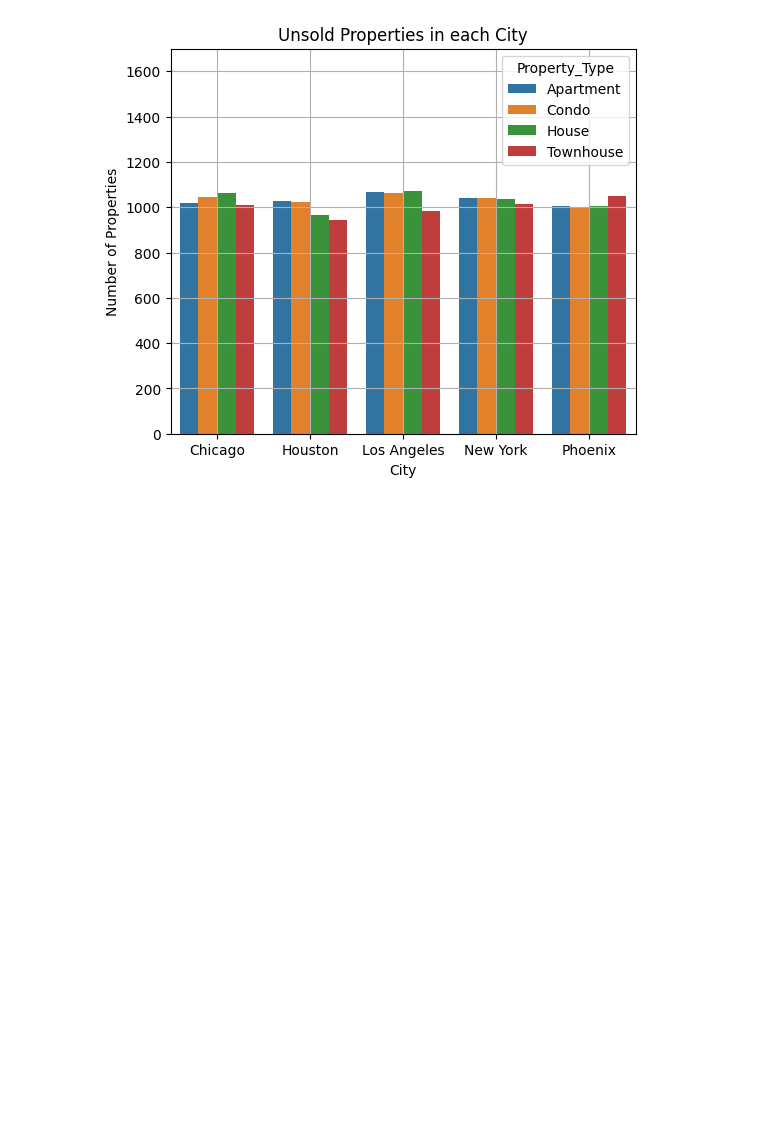
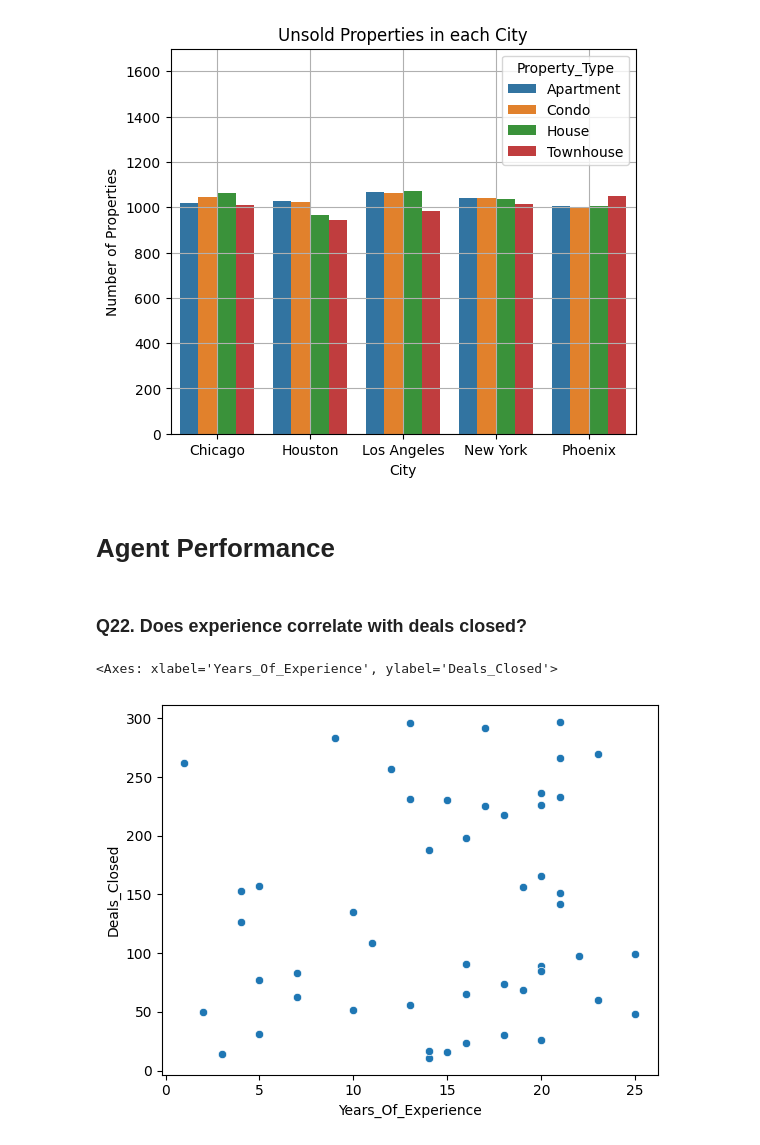
Before and after one commit to JS-Tharun/Real-Estate-Analysis, a Jupyter notebook: notebook.ipynb, the cells around one changed output. Saved outputs shown, nothing was run; the diff lists cells and outputs as text; code cells hidden in the pictures; blank space fills up the shorter version.

```diff
--- a/notebook.ipynb
+++ b/notebook.ipynb
@@ -2114,3 +2114,27 @@ plt.grid(True)
 plt.show()
 # %% [output]
 [figure]
+# %% [markdown]
+# Agent Performance
+# %% [markdown]
+### Q22. Does experience correlate with deals closed?
+# %%
+# Table to for correlation
+query = """
+    select
+        Years_Of_Experience,
+        Deals_Closed
+    from agents;
+"""
+cur.execute(query)
+result = cur.fetchall()
+headers = ['Years_Of_Experience', 'Deals_Closed']
+df = pd.DataFrame(result, columns=headers)
+sns.scatterplot(
+    data=df,
+    x='Years_Of_Experience',
+    y='Deals_Closed'
+)
+# %% [output]
+<Axes: xlabel='Years_Of_Experience', ylabel='Deals_Closed'>
+[figure, added]
```
Also changed, not shown: 1 other file.
